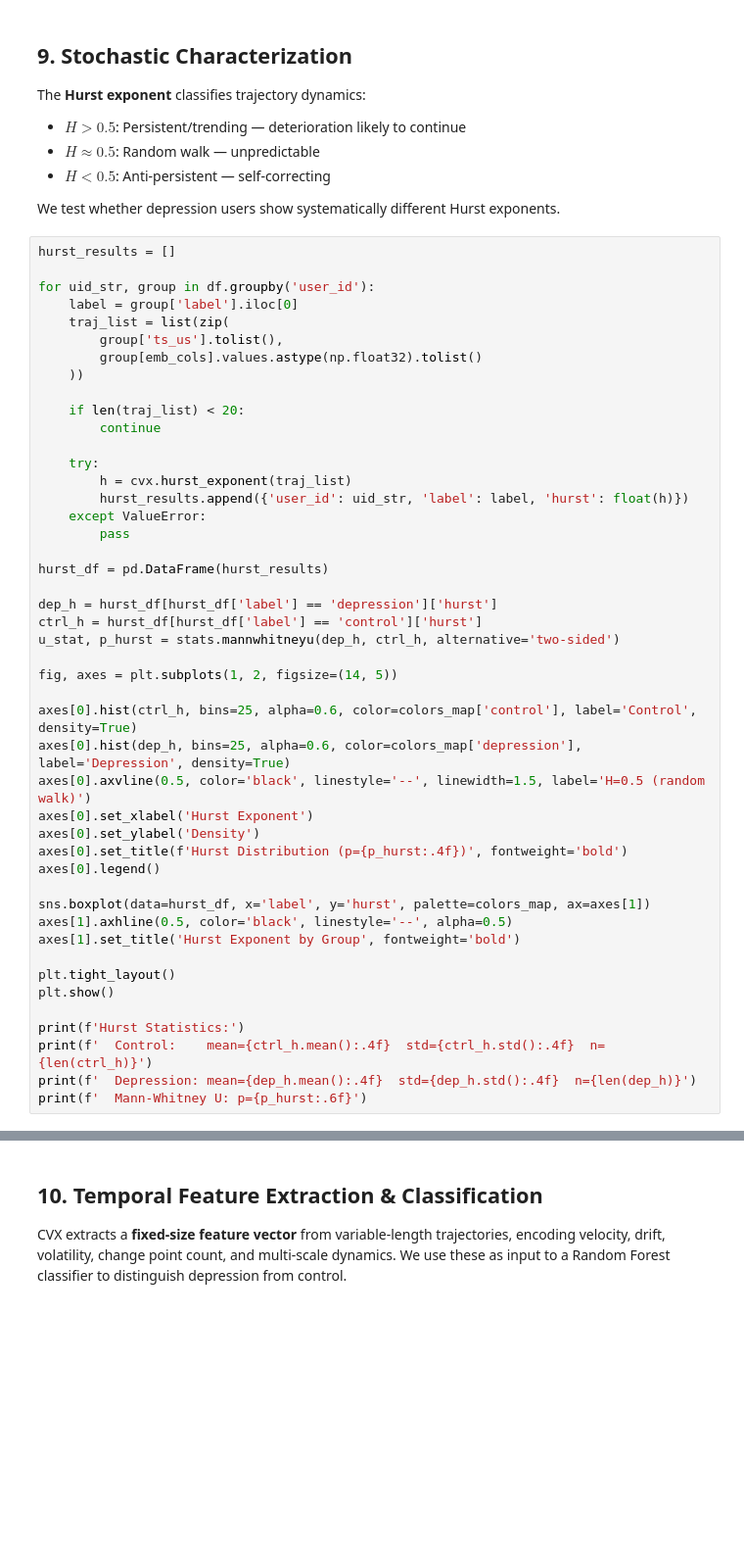
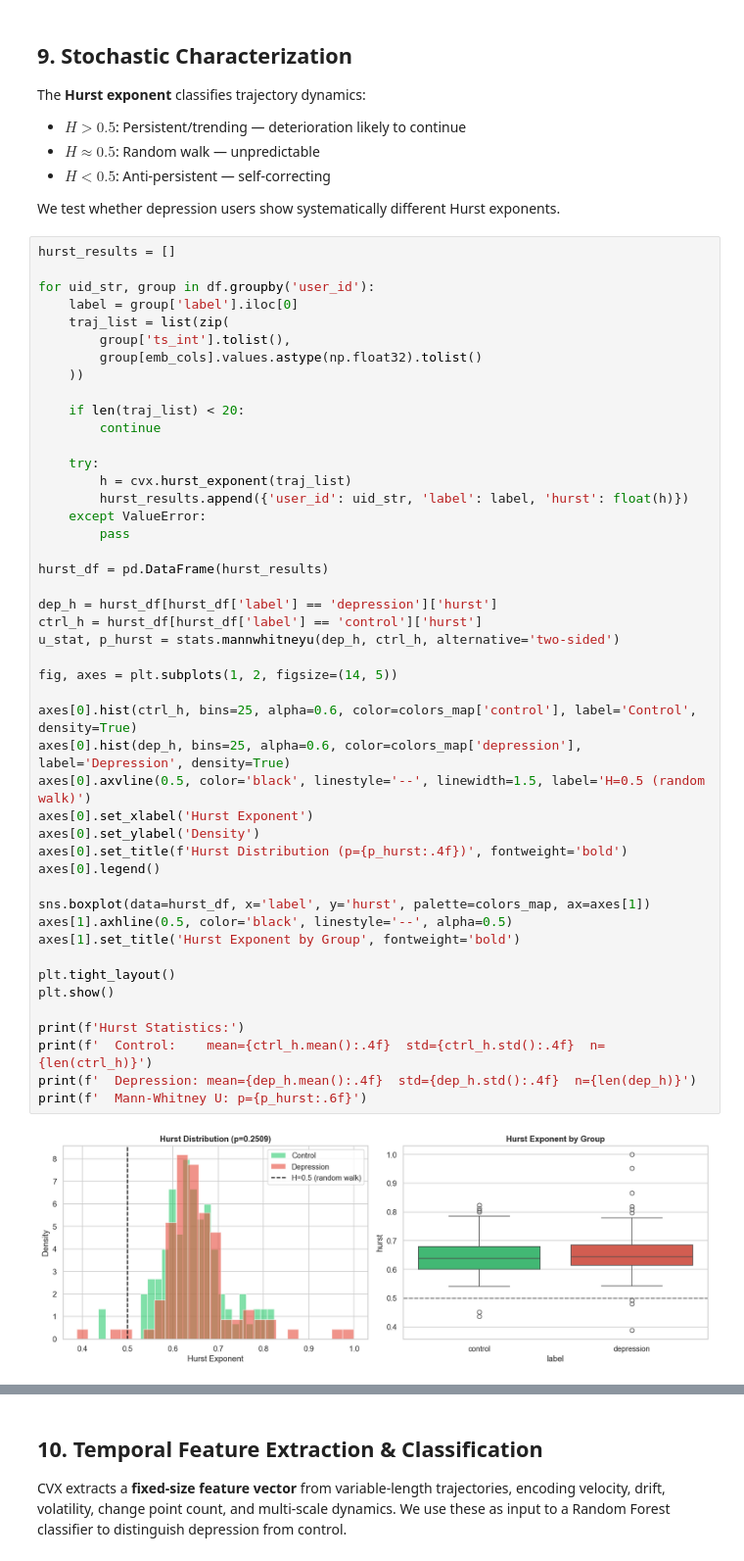
Before and after one commit to manucouto1/chronos-vector, a Jupyter notebook: notebooks/B1_linguistic_trajectory_mental_health.ipynb, the cells around one changed output, grey strips where cells are left out. Shown at 98% size. Saved outputs shown, nothing was run; the diff lists cells and outputs as text; blank space fills up the shorter version.

```diff
--- a/notebooks/B1_linguistic_trajectory_mental_health.ipynb
+++ b/notebooks/B1_linguistic_trajectory_mental_health.ipynb
@@ -360,7 +411,7 @@ hurst_results = []
 for uid_str, group in df.groupby('user_id'):
     label = group['label'].iloc[0]
     traj_list = list(zip(
-        group['ts_us'].tolist(),
+        group['ts_int'].tolist(),
         group[emb_cols].values.astype(np.float32).tolist()
     ))
 
@@ -373,30 +424,32 @@ for uid_str, group in df.groupby('user_id'):
     except ValueError:
         pass
 
 hurst_df = pd.DataFrame(hurst_results)
 
 dep_h = hurst_df[hurst_df['label'] == 'depression']['hurst']
 ctrl_h = hurst_df[hurst_df['label'] == 'control']['hurst']
 u_stat, p_hurst = stats.mannwhitneyu(dep_h, ctrl_h, alternative='two-sided')
 
 fig, axes = plt.subplots(1, 2, figsize=(14, 5))
 
 axes[0].hist(ctrl_h, bins=25, alpha=0.6, color=colors_map['control'], label='Control', density=True)
 axes[0].hist(dep_h, bins=25, alpha=0.6, color=colors_map['depression'], label='Depression', density=True)
 axes[0].axvline(0.5, color='black', linestyle='--', linewidth=1.5, label='H=0.5 (random walk)')
 axes[0].set_xlabel('Hurst Exponent')
 axes[0].set_ylabel('Density')
 axes[0].set_title(f'Hurst Distribution (p={p_hurst:.4f})', fontweight='bold')
 axes[0].legend()
 
 sns.boxplot(data=hurst_df, x='label', y='hurst', palette=colors_map, ax=axes[1])
 axes[1].axhline(0.5, color='black', linestyle='--', alpha=0.5)
 axes[1].set_title('Hurst Exponent by Group', fontweight='bold')
 
 plt.tight_layout()
 plt.show()
 
 print(f'Hurst Statistics:')
 print(f'  Control:    mean={ctrl_h.mean():.4f}  std={ctrl_h.std():.4f}  n={len(ctrl_h)}')
 print(f'  Depression: mean={dep_h.mean():.4f}  std={dep_h.std():.4f}  n={len(dep_h)}')
 print(f'  Mann-Whitney U: p={p_hurst:.6f}')
+# %% [output]
+[figure, added]
```
Also changed, not shown: parts of 12 cells of this notebook, 4 other files.
